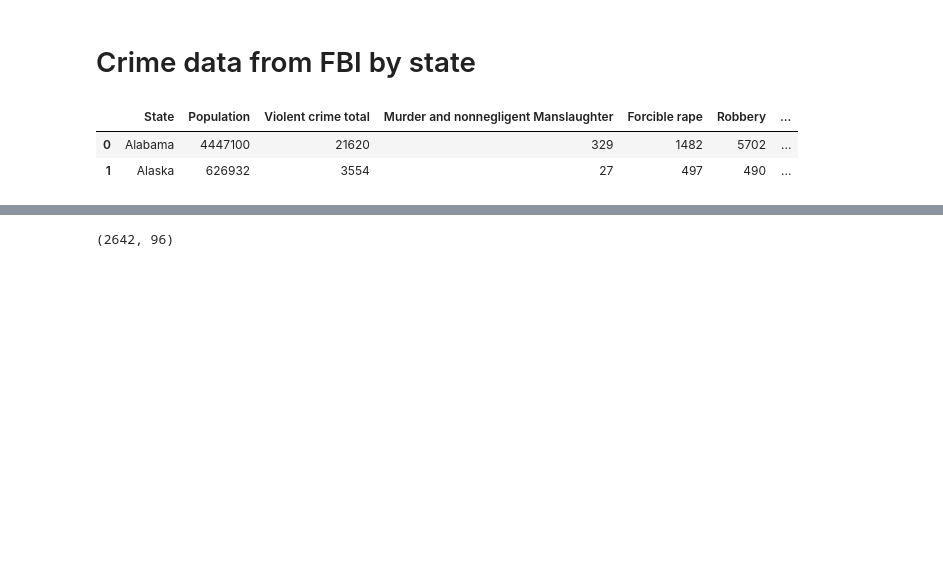
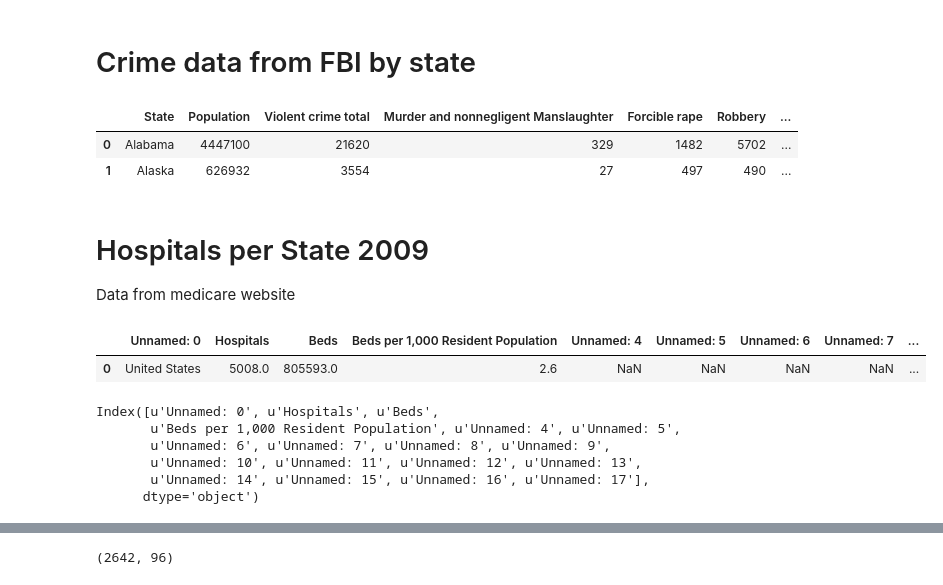
Before and after one commit to MLTaylor880/capstone, a Jupyter notebook: Capstone getting the data.ipynb, the cells around one changed output, grey strips where cells are left out. Cells and saved outputs as stored; diff of their text form; code cells hidden in the pictures; blank space fills up the shorter version.

```diff
--- a/Capstone getting the data.ipynb
+++ b/Capstone getting the data.ipynb
@@ -380,3 +388,6 @@ metroFBI.head(2)
 |  | State | Population | Violent crime total | Murder and nonnegligent Manslaughter | Forcible rape | Robbery | ... |
 | 0 | Alabama | 4447100 | 21620 | 329 | 1482 | 5702 | ... |
 | 1 | Alaska | 626932 | 3554 | 27 | 497 | 490 | ... |
+# %% [markdown]
+# Hospitals per State 2009
+Data from medicare website
@@ -382,0 +396,14 @@ metroFBI.head(2)
+# %%
+hospitalsPerState.head(1)
+# %% [output]
+|  | Unnamed: 0 | Hospitals | Beds | Beds per 1,000 Resident Population | Unnamed: 4 | Unnamed: 5 | Unnamed: 6 | Unnamed: 7 | ... |
+| 0 | United States | 5008.0 | 805593.0 | 2.6 | NaN | NaN | NaN | NaN | ... |
+# %%
+hospitalsPerState.columns
+# %% [output]
+Index([u'Unnamed: 0', u'Hospitals', u'Beds',
+       u'Beds per 1,000 Resident Population', u'Unnamed: 4', u'Unnamed: 5',
+       u'Unnamed: 6', u'Unnamed: 7', u'Unnamed: 8', u'Unnamed: 9',
+       u'Unnamed: 10', u'Unnamed: 11', u'Unnamed: 12', u'Unnamed: 13',
+       u'Unnamed: 14', u'Unnamed: 15', u'Unnamed: 16', u'Unnamed: 17'],
+      dtype='object')
```
Also changed, not shown: parts of 8 cells of this notebook, 4 other files.
